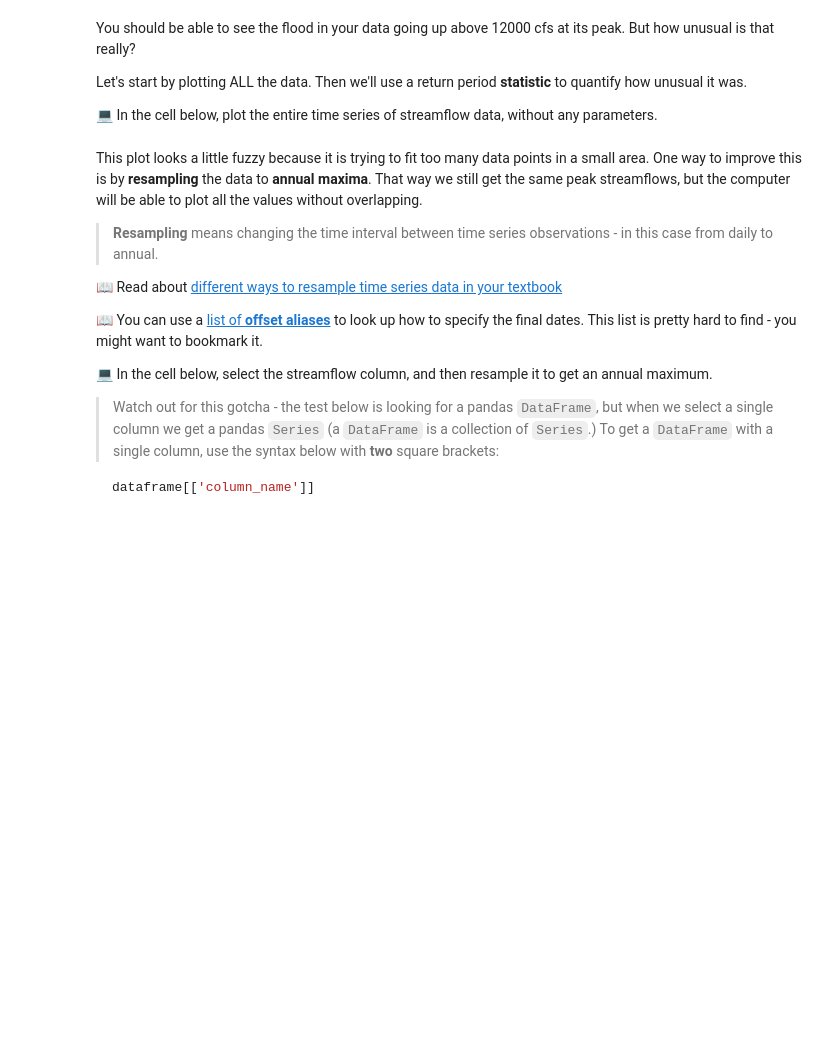
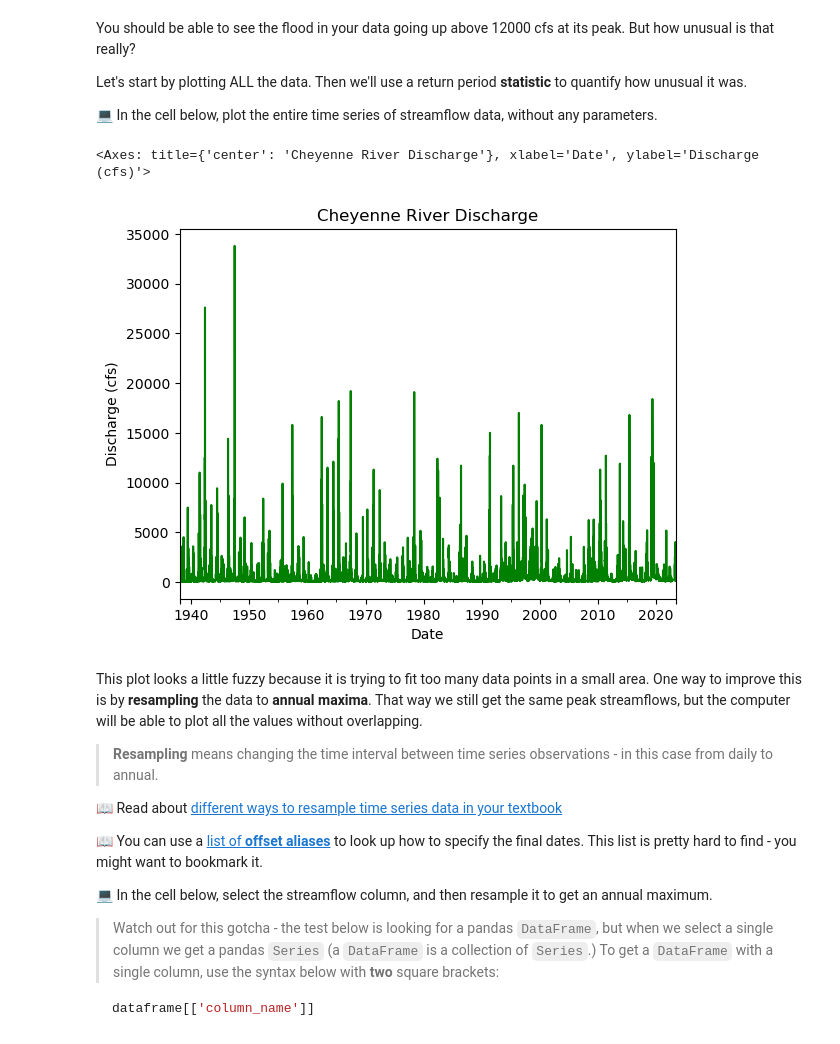
Before and after one commit to KiStroh/time-series-data-KiStroh, a Jupyter notebook: stars-02-time-series.ipynb, the cells around one changed output. Saved outputs shown, nothing was run; the diff lists cells and outputs as text; code cells hidden in the pictures; blank space fills up the shorter version.

```diff
--- a/stars-02-time-series.ipynb
+++ b/stars-02-time-series.ipynb
@@ -482,3 +559,13 @@ raise NotImplementedError()
+# %%
+cheyenne_river = river_flow['1938-01-01':'2023-05-24']
+#plot with no parameters
+cheyenne_river.plot(y='Discharge', ylabel='Discharge (cfs)',
+                  title='Cheyenne River Discharge',
+                  color='green',
+                  legend=False )
+# %% [output]
+<Axes: title={'center': 'Cheyenne River Discharge'}, xlabel='Date', ylabel='Discharge (cfs)'>
+[figure, added]
 # %% [markdown]
 This plot looks a little fuzzy because it is trying to fit too many data points in a small area. One way to improve this is by **resampling** the data to **annual maxima**. That way we still get the same peak streamflows, but the computer will be able to plot all the values without overlapping.
 
```
Also changed, not shown: parts of 21 cells of this notebook, 1 other file.
